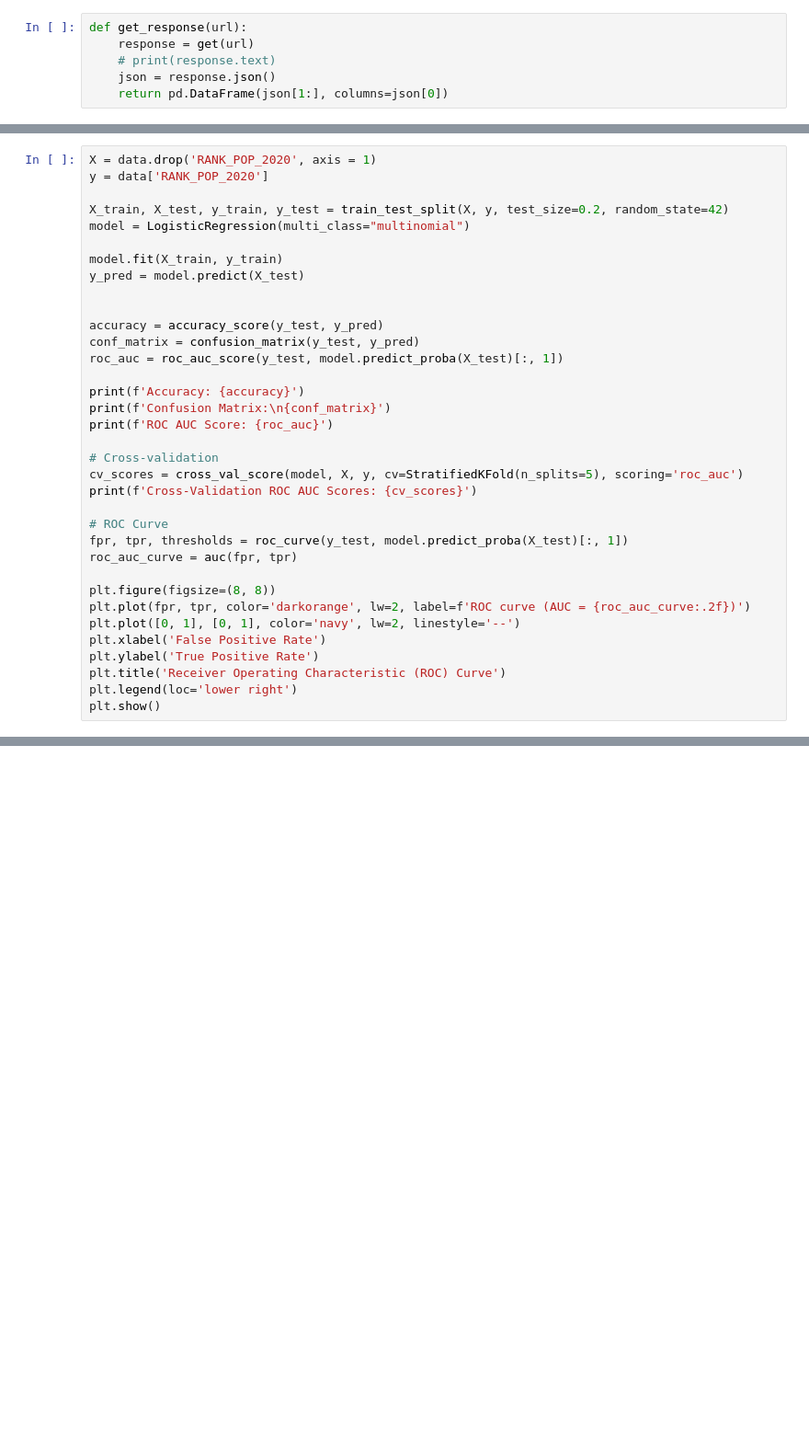
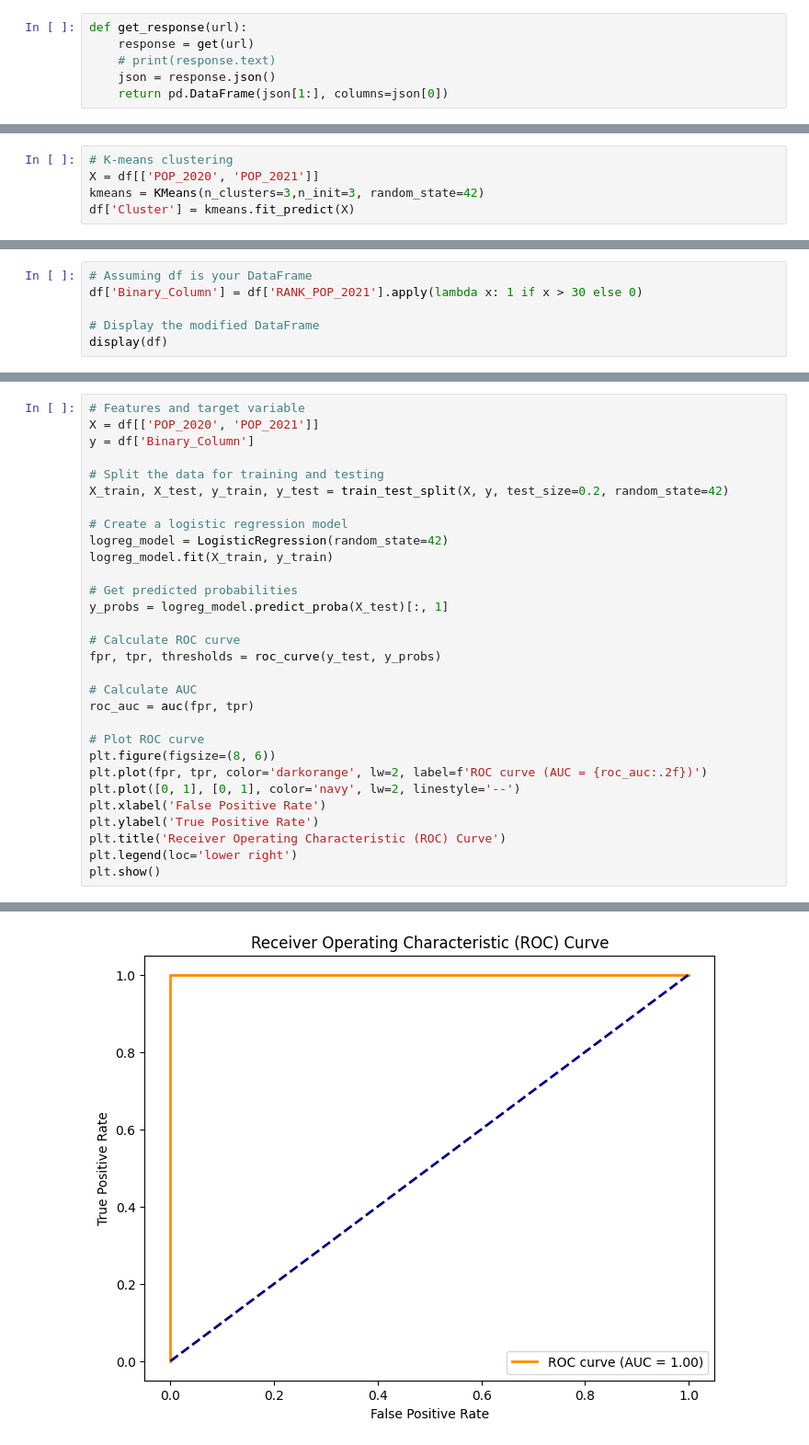
Before and after one commit to SGnawali25/ML-final-project, a Jupyter notebook: FinalProject.ipynb, the cells around one changed output, grey strips where cells are left out. Shown at 92% size. Cells and saved outputs as stored; diff of their text form; blank space fills up the shorter version.

```diff
--- a/FinalProject.ipynb
+++ b/FinalProject.ipynb
@@ -116,0 +49,5 @@ R-squared: 0.12570539784517787
+# %%
+# K-means clustering
+X = df[['POP_2020', 'POP_2021']]
+kmeans = KMeans(n_clusters=3,n_init=3, random_state=42)
+df['Cluster'] = kmeans.fit_predict(X)
@@ -116,0 +86,6 @@ R-squared: 0.12570539784517787
+# %%
+# Assuming df is your DataFrame
+df['Binary_Column'] = df['RANK_POP_2021'].apply(lambda x: 1 if x > 30 else 0)
+
+# Display the modified DataFrame
+display(df)
@@ -117,32 +110,27 @@ R-squared: 0.12570539784517787
 # %%
-X = data.drop('RANK_POP_2020', axis = 1)
-y = data['RANK_POP_2020']
+# Features and target variable
+X = df[['POP_2020', 'POP_2021']]
+y = df['Binary_Column']
 
+# Split the data for training and testing
 X_train, X_test, y_train, y_test = train_test_split(X, y, test_size=0.2, random_state=42)
-model = LogisticRegression(multi_class="multinomial")
 
-model.fit(X_train, y_train)
-y_pred = model.predict(X_test)
+# Create a logistic regression model
+logreg_model = LogisticRegression(random_state=42)
+logreg_model.fit(X_train, y_train)
 
+# Get predicted probabilities
+y_probs = logreg_model.predict_proba(X_test)[:, 1]
 
-accuracy = accuracy_score(y_test, y_pred)
-conf_matrix = confusion_matrix(y_test, y_pred)
-roc_auc = roc_auc_score(y_test, model.predict_proba(X_test)[:, 1])
+# Calculate ROC curve
+fpr, tpr, thresholds = roc_curve(y_test, y_probs)
 
-print(f'Accuracy: {accuracy}')
-print(f'Confusion Matrix:\n{conf_matrix}')
-print(f'ROC AUC Score: {roc_auc}')
+# Calculate AUC
+roc_auc = auc(fpr, tpr)
 
-# Cross-validation
-cv_scores = cross_val_score(model, X, y, cv=StratifiedKFold(n_splits=5), scoring='roc_auc')
-print(f'Cross-Validation ROC AUC Scores: {cv_scores}')
-
-# ROC Curve
-fpr, tpr, thresholds = roc_curve(y_test, model.predict_proba(X_test)[:, 1])
-roc_auc_curve = auc(fpr, tpr)
-
-plt.figure(figsize=(8, 8))
-plt.plot(fpr, tpr, color='darkorange', lw=2, label=f'ROC curve (AUC = {roc_auc_curve:.2f})')
+# Plot ROC curve
+plt.figure(figsize=(8, 6))
+plt.plot(fpr, tpr, color='darkorange', lw=2, label=f'ROC curve (AUC = {roc_auc:.2f})')
 plt.plot([0, 1], [0, 1], color='navy', lw=2, linestyle='--')
 plt.xlabel('False Positive Rate')
 plt.ylabel('True Positive Rate')
@@ -153,0 +141 @@ ValueError: ignored
+[figure, added]
```
Also changed, not shown: parts of 14 cells of this notebook, 5 other files.
